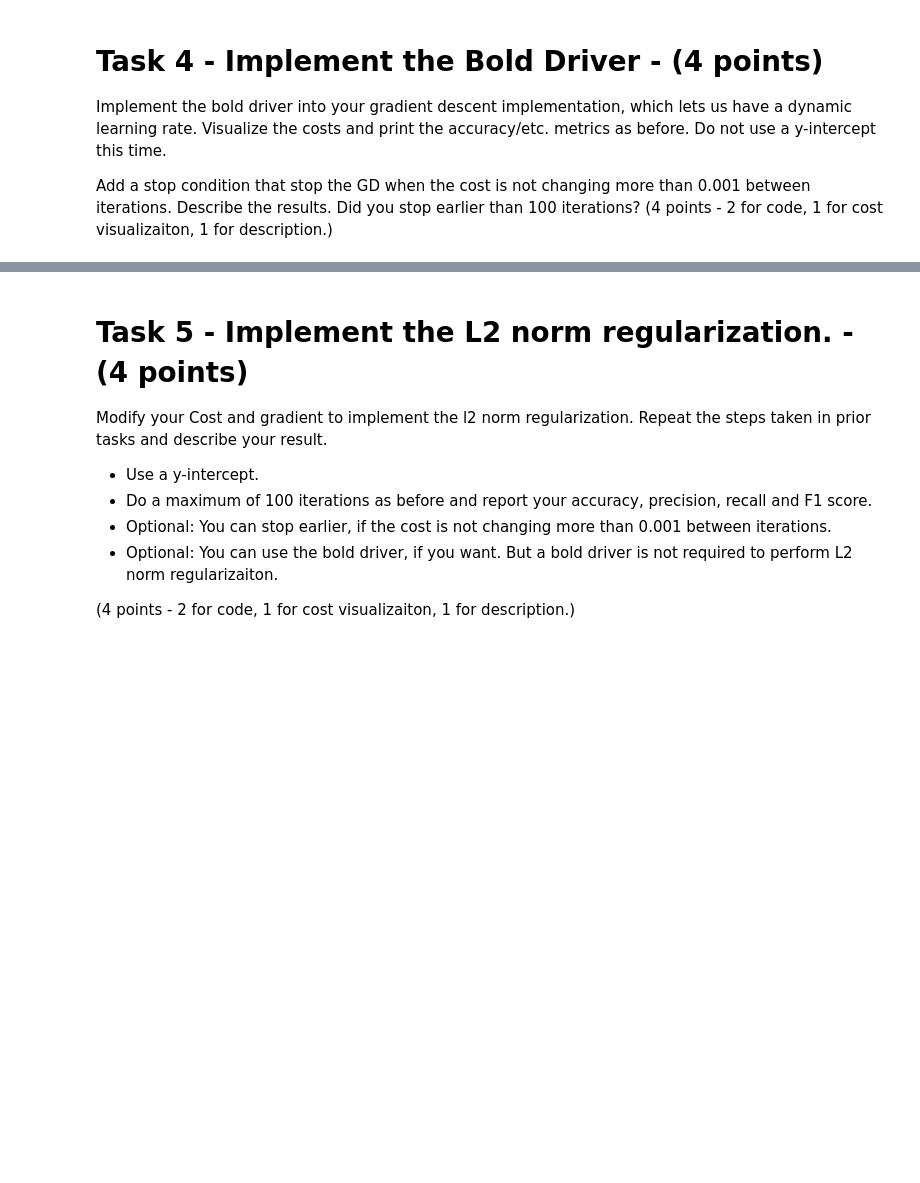
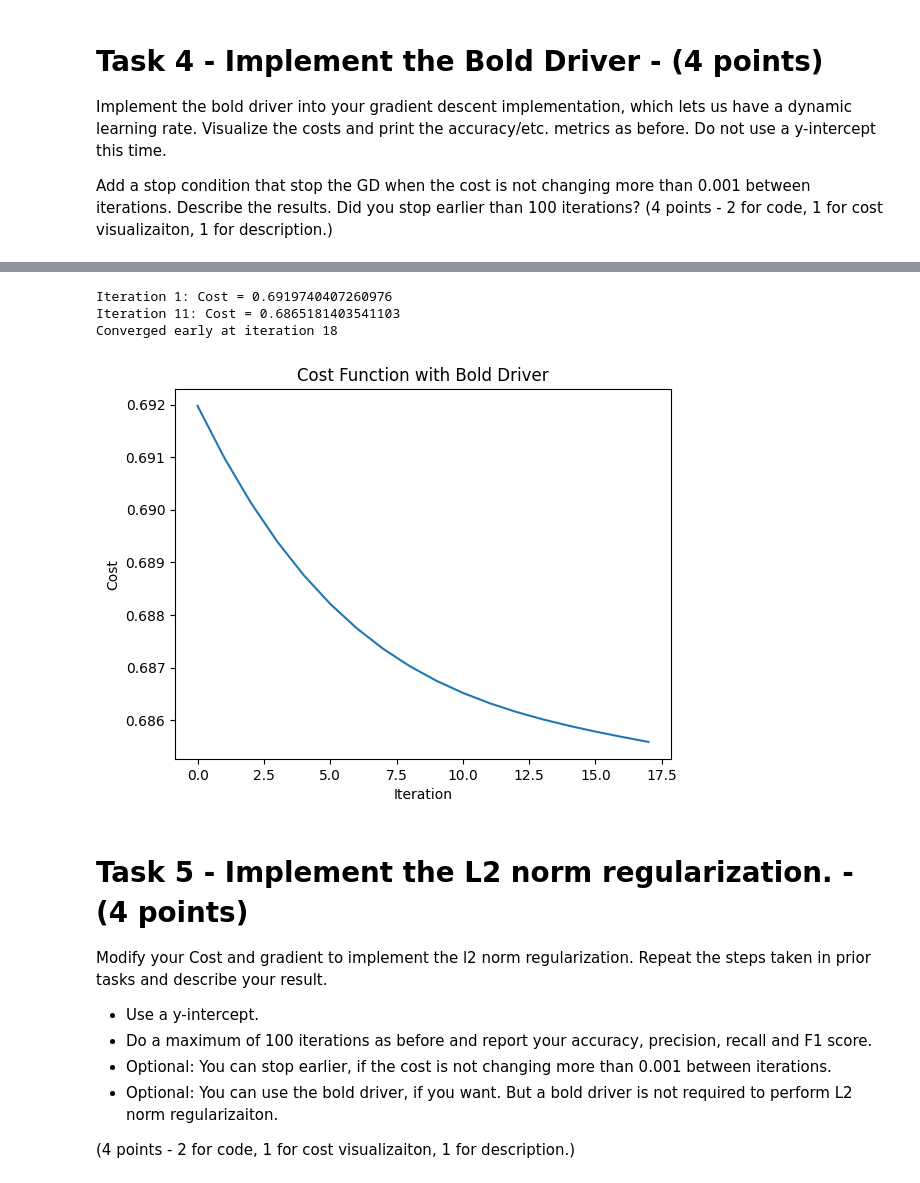
Before and after one commit to ethanmikel/CS329E_Data, a Jupyter notebook: Assignment6/329e_HW06.ipynb, the cells around one changed output, grey strips where cells are left out. Cells and saved outputs as stored; diff of their text form; code cells hidden in the pictures; blank space fills up the shorter version.

```diff
--- a/Assignment6/329e_HW06.ipynb
+++ b/Assignment6/329e_HW06.ipynb
@@ -336,3 +234,76 @@ No valid costs were computed. Check for NaN values in the data or during the gra
+# %%
+X = np.random.rand(302, 14)
+y = np.random.randint(0, 2, 302)
+X = np.hstack([X])  # No y-intercept (no column of ones)
+
+# Gradient Descent with Bold Driver
+def sigmoid(z):
+    return 1 / (1 + np.exp(-z))
+
+def compute_cost(X, y, theta, lambda_reg=0.01):
+    m = len(y)
+    predictions = sigmoid(X.dot(theta))
+    cost = -(1/m) * np.sum(y * np.log(predictions) + (1 - y) * np.log(1 - predictions))
+    # Regularization term (L2 norm)
+    reg_cost = (lambda_reg / (2 * m)) * np.sum(theta[1:]**2)
+    return cost + reg_cost
+
+def compute_gradient(X, y, theta, lambda_reg=0.01):
+    m = len(y)
+    predictions = sigmoid(X.dot(theta))
+    gradient = (1/m) * X.T.dot(predictions - y)
+    # Regularization term (L2 norm) for gradients
+    reg_grad = (lambda_reg / m) * theta
+    reg_grad[0] = 0  # No regularization for bias term
+    return gradient + reg_grad
+
+def gradient_descent(X, y, theta, learning_rate=0.01, num_iterations=100, lambda_reg=0.01, tolerance=0.001):
+    m = len(y)
+    cost_history = []
+    prev_cost = float('inf')
+
+    for i in range(num_iterations):
+        gradient = compute_gradient(X, y, theta, lambda_reg)
+
+        theta = theta - learning_rate * gradient
+
+        cost = compute_cost(X, y, theta, lambda_reg)
+        cost_history.append(cost)
+
+        if i > 0:
+            if cost > prev_cost:
+                learning_rate /= 2
+            else:
+                learning_rate *= 1.05
+        prev_cost = cost
+
+        # Check for early stopping if cost change is below tolerance
+        if i > 0 and abs(cost - cost_history[i-1]) < tolerance:
+            print(f"Converged early at iteration {i+1}")
+            break
+
+        if i % 10 == 0:
+            print(f"Iteration {i+1}: Cost = {cost}")
+
+    return theta, cost_history
+
+# Initialize theta (parameters)
+theta = np.zeros(X.shape[1])
+
+# Run gradient descent with a higher tolerance and more iterations
+theta_optimal, cost_history = gradient_descent(X, y, theta, learning_rate=0.1, num_iterations=100, tolerance=0.0001)
+
+# Plot the cost history
+plt.plot(cost_history)
+plt.xlabel('Iteration')
+plt.ylabel('Cost')
+plt.title('Cost Function with Bold Driver')
+plt.show()
+# %% [output]
+Iteration 1: Cost = 0.6919740407260976
+Iteration 11: Cost = 0.6865181403541103
+Converged early at iteration 18
+[figure, added]
 # %% [markdown]
 # Task 5 - Implement the L2 norm regularization.  - (4 points)
 
```
Also changed, not shown: parts of 3 cells of this notebook.
